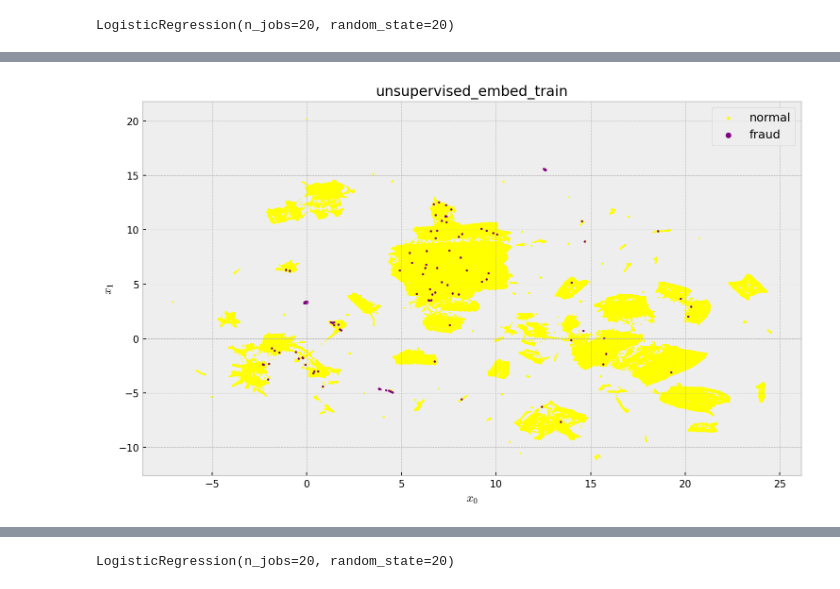
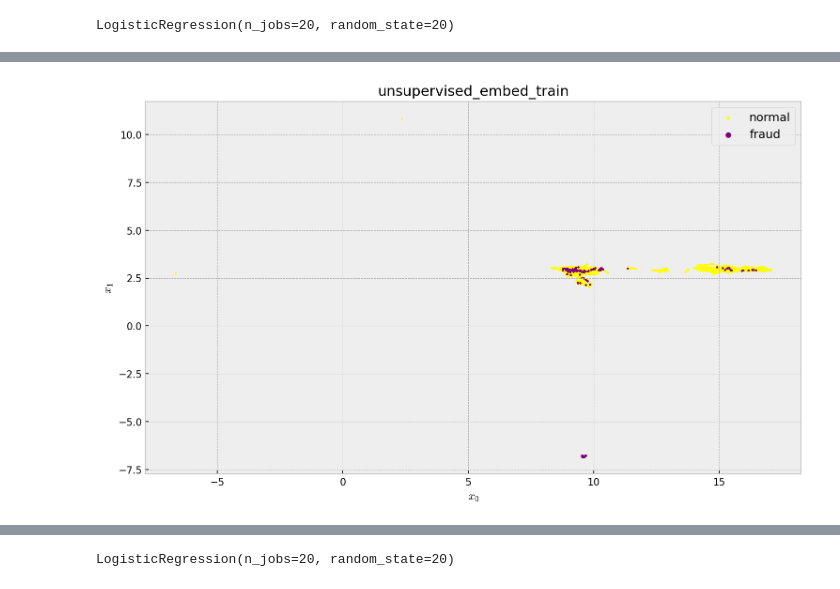
Before and after one commit to mzhou356/creditCardFraud, a Jupyter notebook: SupervisedLearning/notebooks/Logistic_Regression_Classifier_UMAP_Transformation.ipynb, the cells around one changed output, grey strips where cells are left out. Drawn from its saved outputs; the diff is of its cells as text; code cells hidden in the pictures.

Commit message:
Added modularization to umap LG notebook with 15 components instead of 2 components

```diff
--- a/SupervisedLearning/notebooks/Logistic_Regression_Classifier_UMAP_Transformation.ipynb
+++ b/SupervisedLearning/notebooks/Logistic_Regression_Classifier_UMAP_Transformation.ipynb
@@ -29,13 +33,0 @@ training,testing = train_test_dfs(train,dev,test,"Class",0.1,1988)
-# %%
-def plot_umap(embed,title,target):
-    plt.figure(figsize=(12,7),dpi=150)
-    cdict = {0:"yellow",1:"purple"}
-    n_ind = np.where(target==0)
-    f_ind = np.where(target==1)
-    plt.scatter(embed.T[0,n_ind],embed.T[1,n_ind],s=1,c=cdict[0],label="normal",cmap="viridis")
-    plt.scatter(embed.T[0,f_ind],embed.T[1,f_ind],s=3,c=cdict[1],label="fraud",cmap="viridis")
-    plt.title(title)
-    plt.legend(fontsize=12,markerscale=3)
-    plt.xlabel("$x_0$")
-    plt.ylabel("$x_1$")
-    plt.show()
@@ -63,7 +44,7 @@ plot_umap(test_embed,"test_embed_supervised",y_test)
 # %%
 lg_1 = LogisticRegression(n_jobs = 20, random_state=20)
 # %%
-lg_1.fit(X,y)
+lg_1.fit(X_train,y_train)
 # %% [output]
 LogisticRegression(n_jobs=20, random_state=20)
 # %%
@@ -86,14 +70,14 @@ weighted avg       1.00      1.00      1.00     28481
 # %%
 lg_2 = LogisticRegression(n_jobs = 20, random_state=20)
 # %%
-trans = umap.UMAP(n_neighbors=20, random_state=42).fit(X)
+trans = umap.UMAP(n_neighbors=20, random_state=42,n_components=15).fit(X_train)
 # %%
-train_embed = trans.transform(X)
+train_embed = trans.transform(X_train)
 test_embed = trans.transform(X_test)
 # %%
-plot_umap(train_embed,"unsupervised_embed_train",y)
+plot_umap(train_embed,"unsupervised_embed_train",y_train)
 # %% [output]
-[figure, old version]
+[figure, new version]
 # %%
 plot_umap(test_embed,"unsupervised_embed_test",y_test)
 # %% [output]
```
Also changed, not shown: parts of 39 cells of this notebook.
